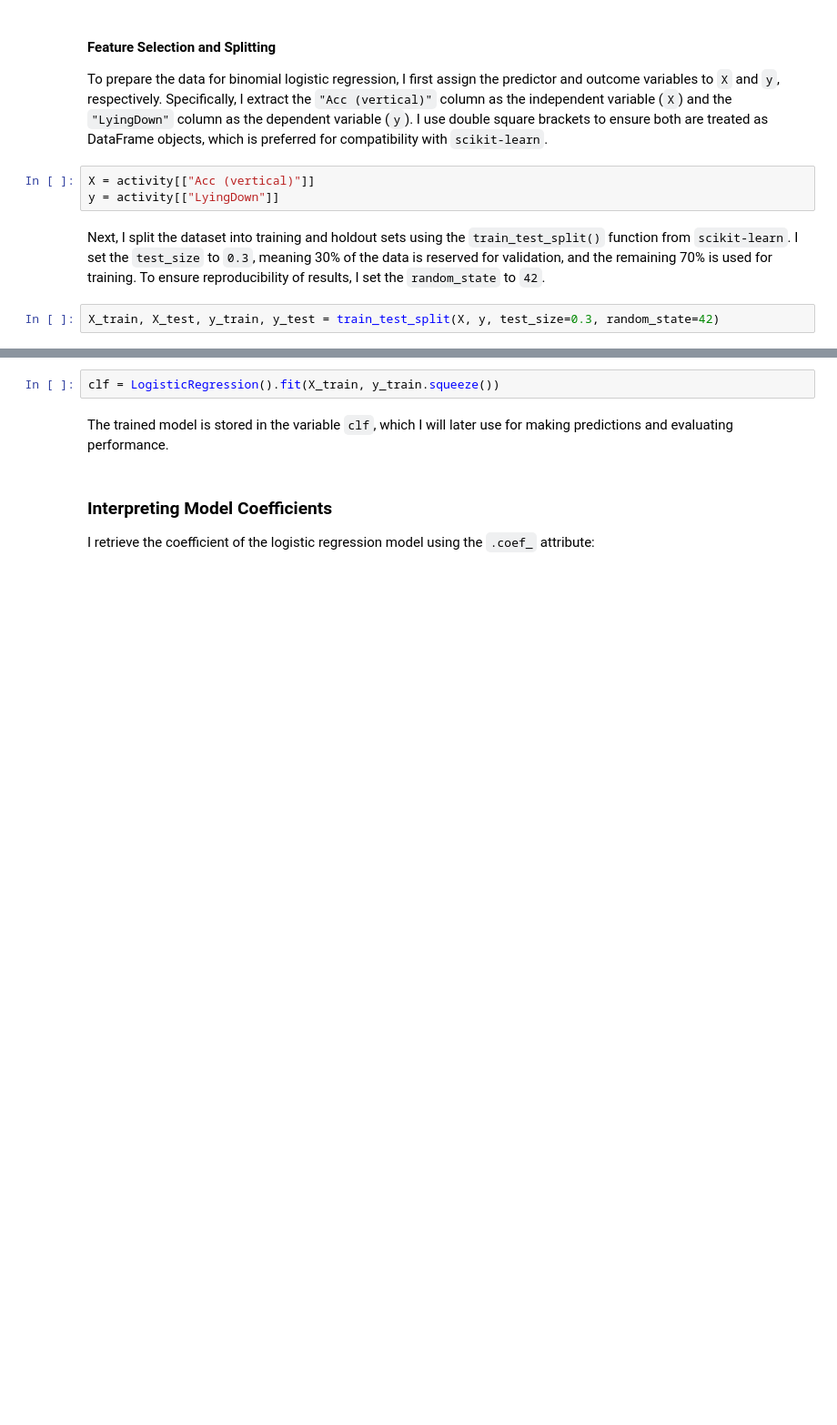
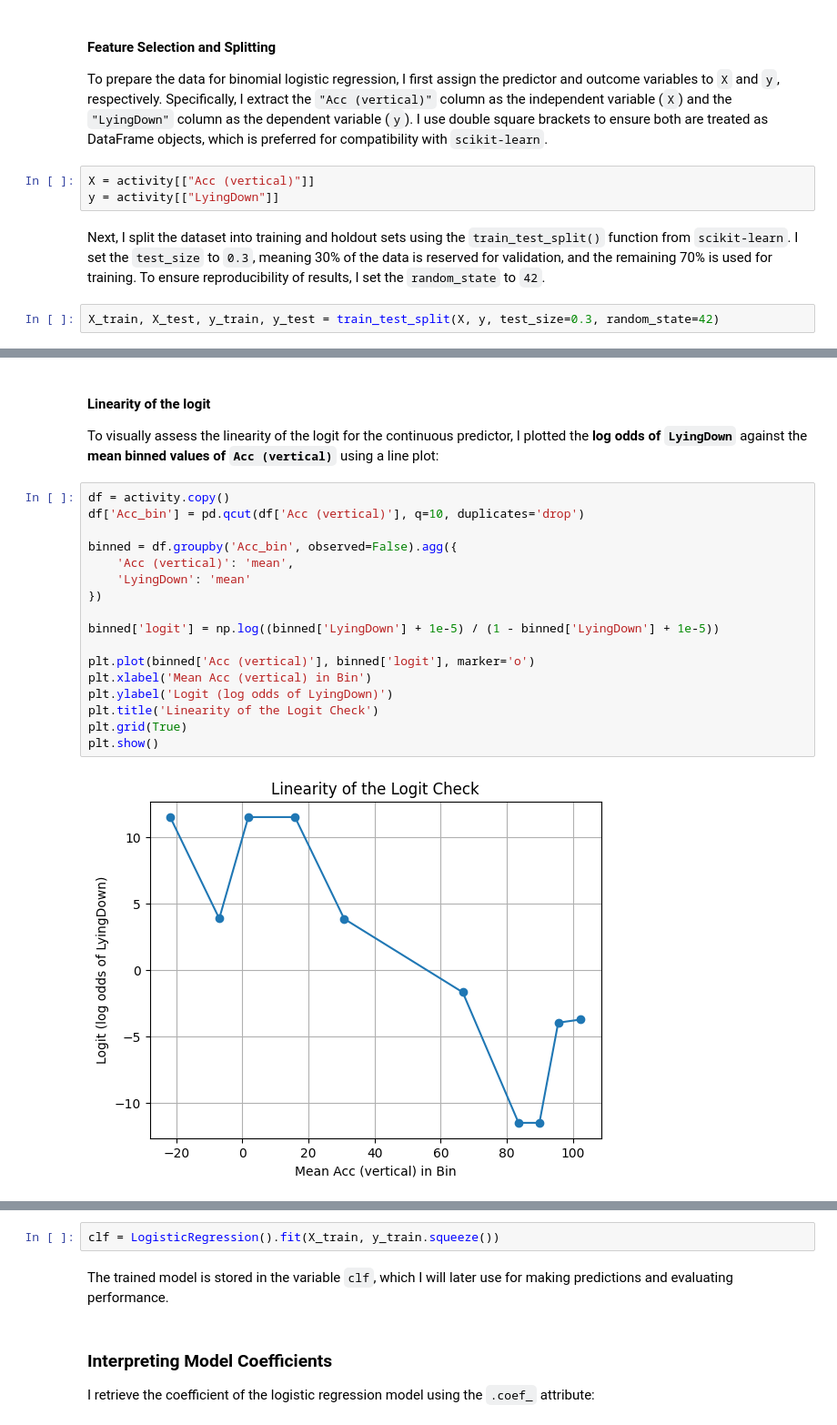
Before and after one commit to Cyberoctane29/Elderly-Motion-Analytics-for-Fall-Prevention, a Jupyter notebook: Elderly_Motion_Analytics_for_Fall_Prevention.ipynb, the cells around one changed output, grey strips where cells are left out. Shown at 91% size. Drawn from its saved outputs; the diff is of its cells as text; blank space fills up the shorter version.

```diff
--- a/Elderly_Motion_Analytics_for_Fall_Prevention.ipynb
+++ b/Elderly_Motion_Analytics_for_Fall_Prevention.ipynb
@@ -312,0 +354,23 @@ X_train, X_test, y_train, y_test = train_test_split(X, y, test_size=0.3, random_
+# %% [markdown]
+#### **Linearity of the logit**
+
+To visually assess the linearity of the logit for the continuous predictor, I plotted the **log odds of `LyingDown`** against the **mean binned values of `Acc (vertical)`** using a line plot:
+# %%
+df = activity.copy()
+df['Acc_bin'] = pd.qcut(df['Acc (vertical)'], q=10, duplicates='drop')
+
+binned = df.groupby('Acc_bin', observed=False).agg({
+    'Acc (vertical)': 'mean',
+    'LyingDown': 'mean'
+})
+
+binned['logit'] = np.log((binned['LyingDown'] + 1e-5) / (1 - binned['LyingDown'] + 1e-5))
+
+plt.plot(binned['Acc (vertical)'], binned['logit'], marker='o')
+plt.xlabel('Mean Acc (vertical) in Bin')
+plt.ylabel('Logit (log odds of LyingDown)')
+plt.title('Linearity of the Logit Check')
+plt.grid(True)
+plt.show()
+# %% [output]
+[figure, added]
```
Also changed, not shown: parts of 25 cells of this notebook.
